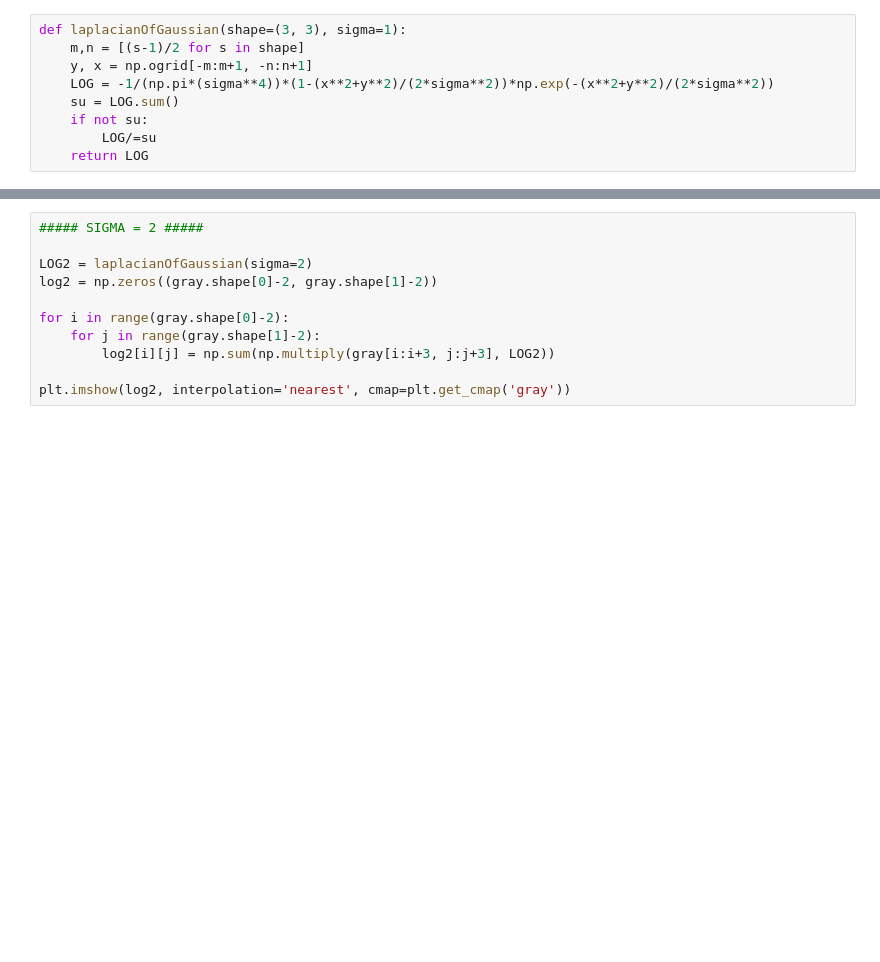
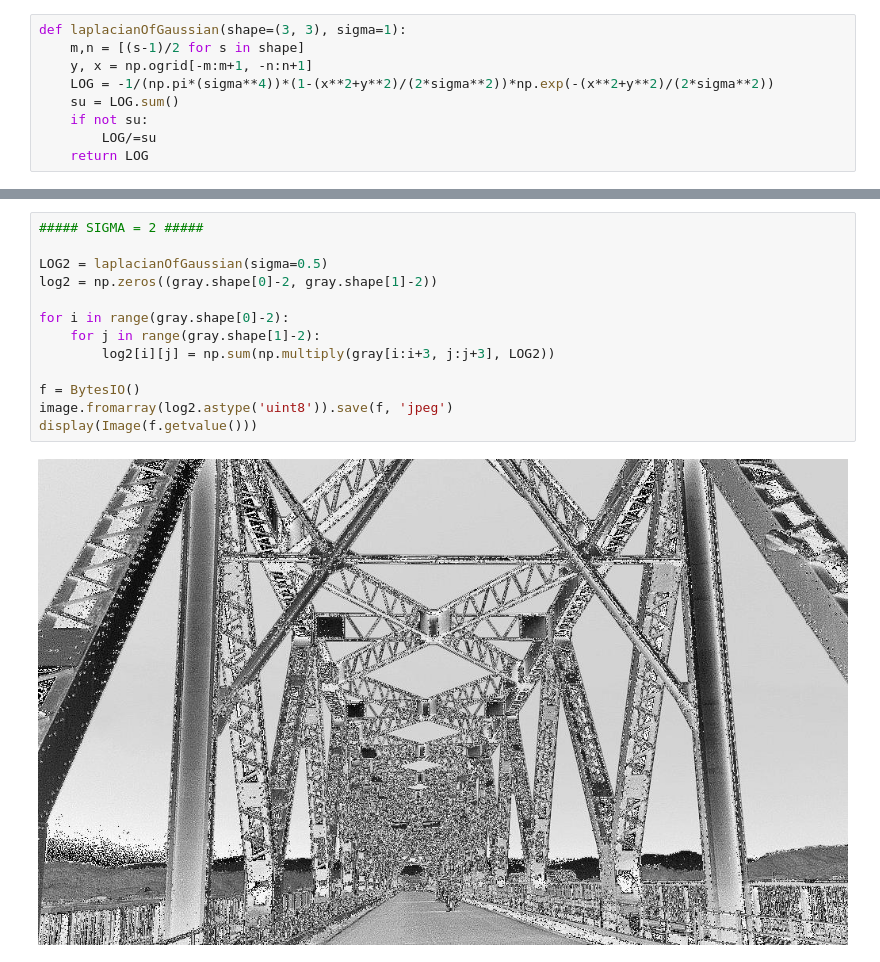
Before and after one commit to Vishu26/Computer-Vision, a Jupyter notebook: laplacianOfGaussian (LOG).ipynb, the cells around one changed output, grey strips where cells are left out. Drawn from its saved outputs; the diff is of its cells as text; blank space fills up the shorter version.

```diff
--- a/laplacianOfGaussian (LOG).ipynb
+++ b/laplacianOfGaussian (LOG).ipynb
@@ -56,11 +59,15 @@ plt.imshow(log1, interpolation='nearest', cmap=plt.get_cmap('gray'))
 # %%
 ##### SIGMA = 2 #####
 
-LOG2 = laplacianOfGaussian(sigma=2)
+LOG2 = laplacianOfGaussian(sigma=0.5)
 log2 = np.zeros((gray.shape[0]-2, gray.shape[1]-2))
 
 for i in range(gray.shape[0]-2):
     for j in range(gray.shape[1]-2):
         log2[i][j] = np.sum(np.multiply(gray[i:i+3, j:j+3], LOG2))
 
-plt.imshow(log2, interpolation='nearest', cmap=plt.get_cmap('gray'))
+f = BytesIO()
+image.fromarray(log2.astype('uint8')).save(f, 'jpeg')
+display(Image(f.getvalue()))
+# %% [output]
+[figure, added]
```
Also changed, not shown: parts of 4 cells of this notebook.
